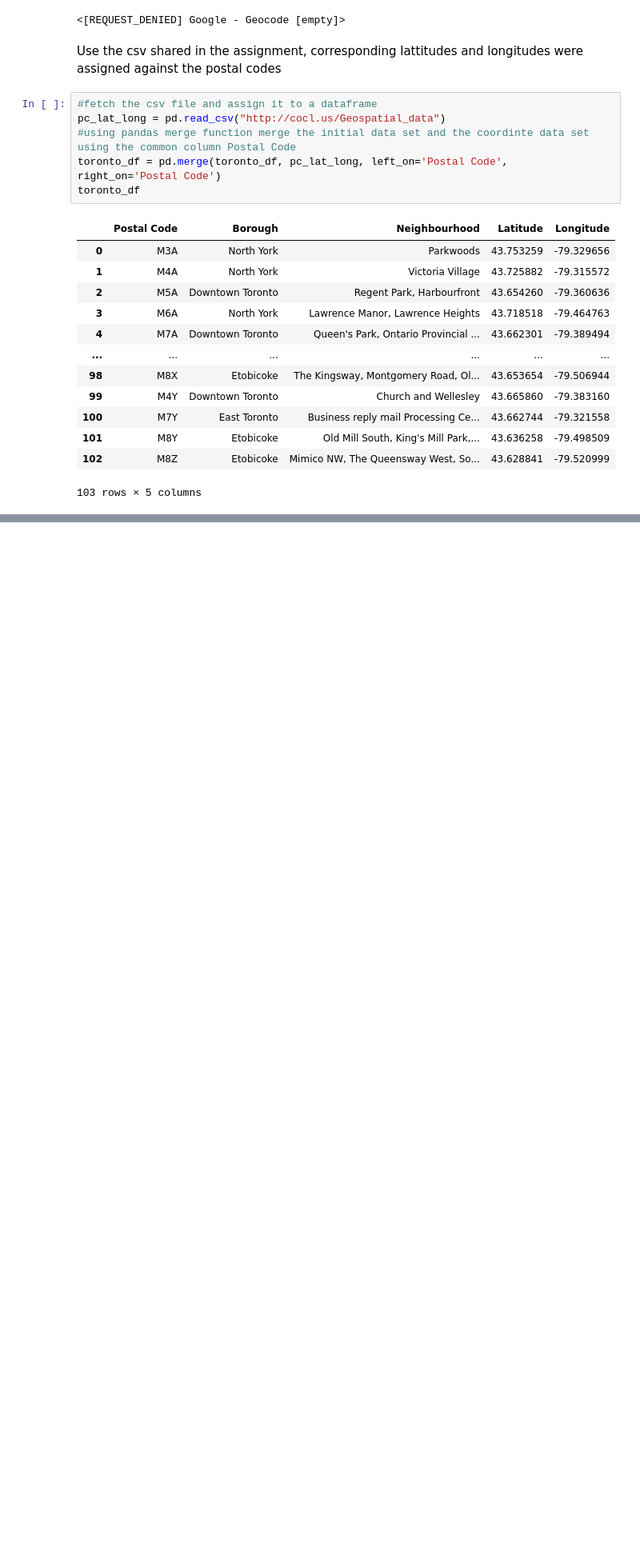
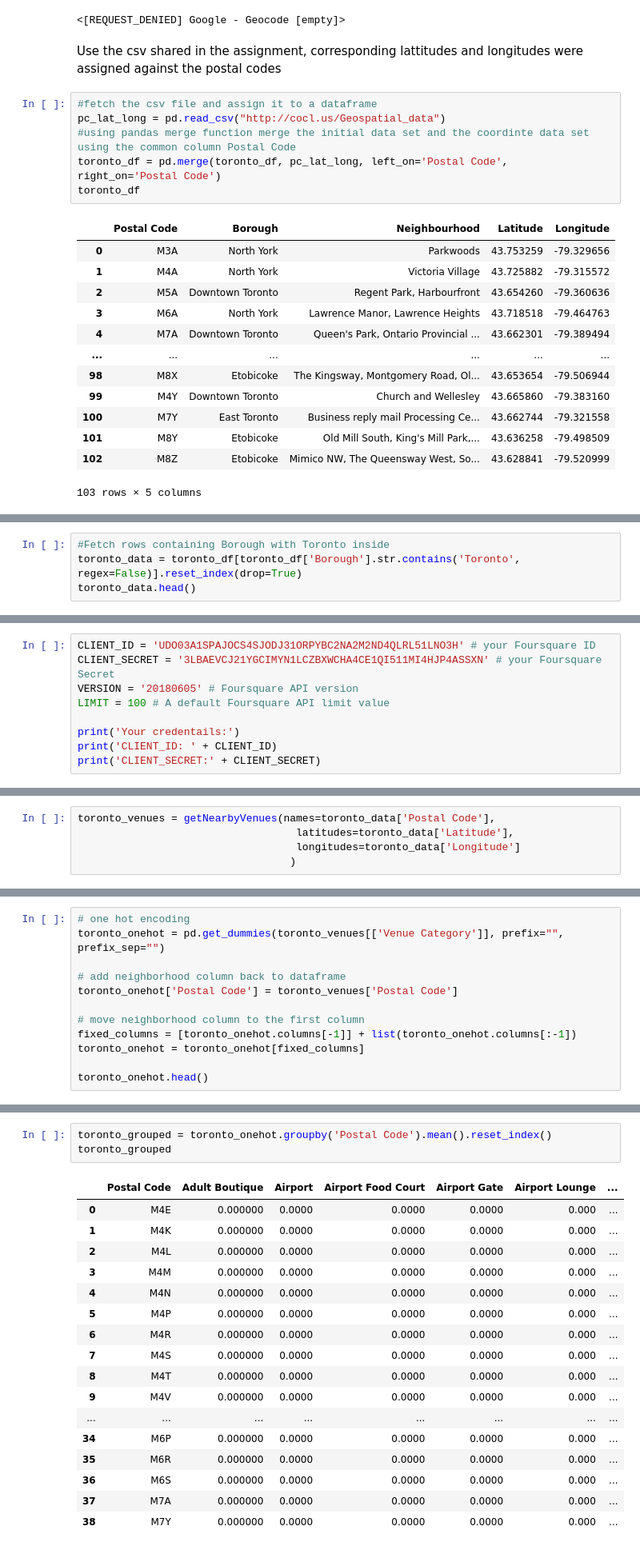
Before and after one commit to sreeduttsasikumar/Coursera_Capstone, a Jupyter notebook: Toronto_Neighbourhood_clustering.ipynb, the cells around one changed output, grey strips where cells are left out. Shown at 80% size. Saved outputs shown, nothing was run; the diff lists cells and outputs as text; blank space fills up the shorter version.

```diff
--- a/Toronto_Neighbourhood_clustering.ipynb
+++ b/Toronto_Neighbourhood_clustering.ipynb
@@ -89,0 +137,4 @@ toronto_df
+# %%
+#Fetch rows containing Borough with Toronto inside
+toronto_data = toronto_df[toronto_df['Borough'].str.contains('Toronto', regex=False)].reset_index(drop=True)
+toronto_data.head()
@@ -89,0 +172,9 @@ toronto_df
+# %%
+CLIENT_ID = 'UDO03A1SPAJOCS4SJODJ31ORPYBC2NA2M2ND4QLRL51LNO3H' # your Foursquare ID
+CLIENT_SECRET = '3LBAEVCJ21YGCIMYN1LCZBXWCHA4CE1QI511MI4HJP4ASSXN' # your Foursquare Secret
+VERSION = '20180605' # Foursquare API version
+LIMIT = 100 # A default Foursquare API limit value
+
+print('Your credentails:')
+print('CLIENT_ID: ' + CLIENT_ID)
+print('CLIENT_SECRET:' + CLIENT_SECRET)
@@ -89,0 +232,5 @@ toronto_df
+# %%
+toronto_venues = getNearbyVenues(names=toronto_data['Postal Code'],
+                                   latitudes=toronto_data['Latitude'],
+                                   longitudes=toronto_data['Longitude']
+                                  )
@@ -89,0 +299,12 @@ toronto_df
+# %%
+# one hot encoding
+toronto_onehot = pd.get_dummies(toronto_venues[['Venue Category']], prefix="", prefix_sep="")
+
+# add neighborhood column back to dataframe
+toronto_onehot['Postal Code'] = toronto_venues['Postal Code']
+
+# move neighborhood column to the first column
+fixed_columns = [toronto_onehot.columns[-1]] + list(toronto_onehot.columns[:-1])
+toronto_onehot = toronto_onehot[fixed_columns]
+
+toronto_onehot.head()
@@ -89,0 +320,21 @@ toronto_df
+# %%
+toronto_grouped = toronto_onehot.groupby('Postal Code').mean().reset_index()
+toronto_grouped
+# %% [output]
+|  | Postal Code | Adult Boutique | Airport | Airport Food Court | Airport Gate | Airport Lounge | ... |
+| 0 | M4E | 0.000000 | 0.0000 | 0.0000 | 0.0000 | 0.000 | ... |
+| 1 | M4K | 0.000000 | 0.0000 | 0.0000 | 0.0000 | 0.000 | ... |
+| 2 | M4L | 0.000000 | 0.0000 | 0.0000 | 0.0000 | 0.000 | ... |
+| 3 | M4M | 0.000000 | 0.0000 | 0.0000 | 0.0000 | 0.000 | ... |
+| 4 | M4N | 0.000000 | 0.0000 | 0.0000 | 0.0000 | 0.000 | ... |
+| 5 | M4P | 0.000000 | 0.0000 | 0.0000 | 0.0000 | 0.000 | ... |
+| 6 | M4R | 0.000000 | 0.0000 | 0.0000 | 0.0000 | 0.000 | ... |
+| 7 | M4S | 0.000000 | 0.0000 | 0.0000 | 0.0000 | 0.000 | ... |
+| 8 | M4T | 0.000000 | 0.0000 | 0.0000 | 0.0000 | 0.000 | ... |
+| 9 | M4V | 0.000000 | 0.0000 | 0.0000 | 0.0000 | 0.000 | ... |
+| ... | ... | ... | ... | ... | ... | ... | ... |
+| 34 | M6P | 0.000000 | 0.0000 | 0.0000 | 0.0000 | 0.000 | ... |
+| 35 | M6R | 0.000000 | 0.0000 | 0.0000 | 0.0000 | 0.000 | ... |
+| 36 | M6S | 0.000000 | 0.0000 | 0.0000 | 0.0000 | 0.000 | ... |
+| 37 | M7A | 0.000000 | 0.0000 | 0.0000 | 0.0000 | 0.000 | ... |
+| 38 | M7Y | 0.000000 | 0.0000 | 0.0000 | 0.0000 | 0.000 | ... |
```
Also changed, not shown: parts of 51 cells of this notebook.
